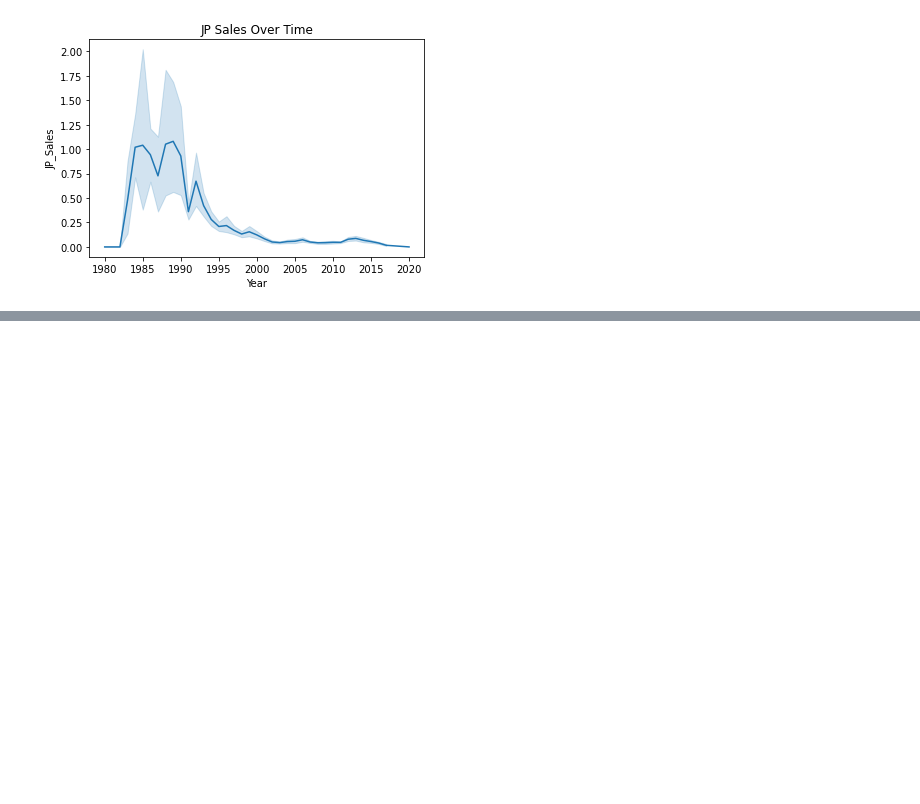
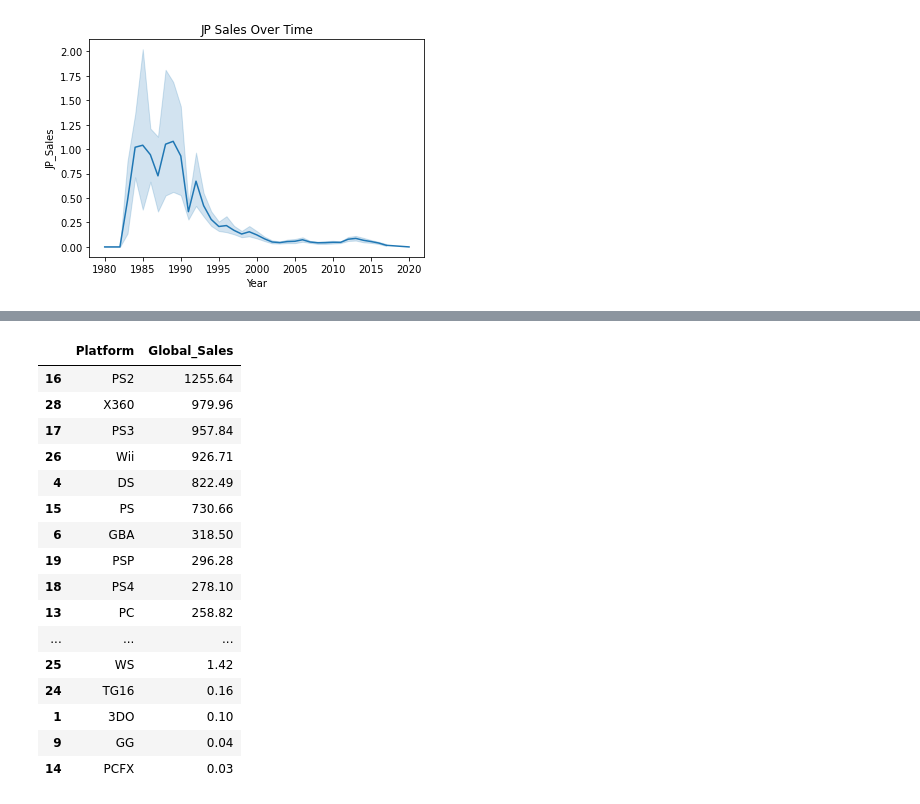
Before and after one commit to paulaked/data25-visualisations, a Jupyter notebook: Video Game Sales.ipynb, the cells around one changed output, grey strips where cells are left out. Saved outputs shown, nothing was run; the diff lists cells and outputs as text; code cells hidden in the pictures; blank space fills up the shorter version.

Commit message:
created dataframe showing global sales against platform

```diff
--- a/Video Game Sales.ipynb
+++ b/Video Game Sales.ipynb
@@ -62,0 +72,23 @@ Text(0.5, 1.0, 'JP Sales Over Time')
+# %%
+salesbyplatform = vgsales.groupby('Platform')['Global_Sales'].sum().reset_index()
+# %%
+# Shows Sale
+salesbyplatform.sort_values('Global_Sales', ascending=False)
+# %% [output]
+|  | Platform | Global_Sales |
+| 16 | PS2 | 1255.64 |
+| 28 | X360 | 979.96 |
+| 17 | PS3 | 957.84 |
+| 26 | Wii | 926.71 |
+| 4 | DS | 822.49 |
+| 15 | PS | 730.66 |
+| 6 | GBA | 318.50 |
+| 19 | PSP | 296.28 |
+| 18 | PS4 | 278.10 |
+| 13 | PC | 258.82 |
+| ... | ... | ... |
+| 25 | WS | 1.42 |
+| 24 | TG16 | 0.16 |
+| 1 | 3DO | 0.10 |
+| 9 | GG | 0.04 |
+| 14 | PCFX | 0.03 |
```
Also changed, not shown: parts of 1 cell of this notebook.
